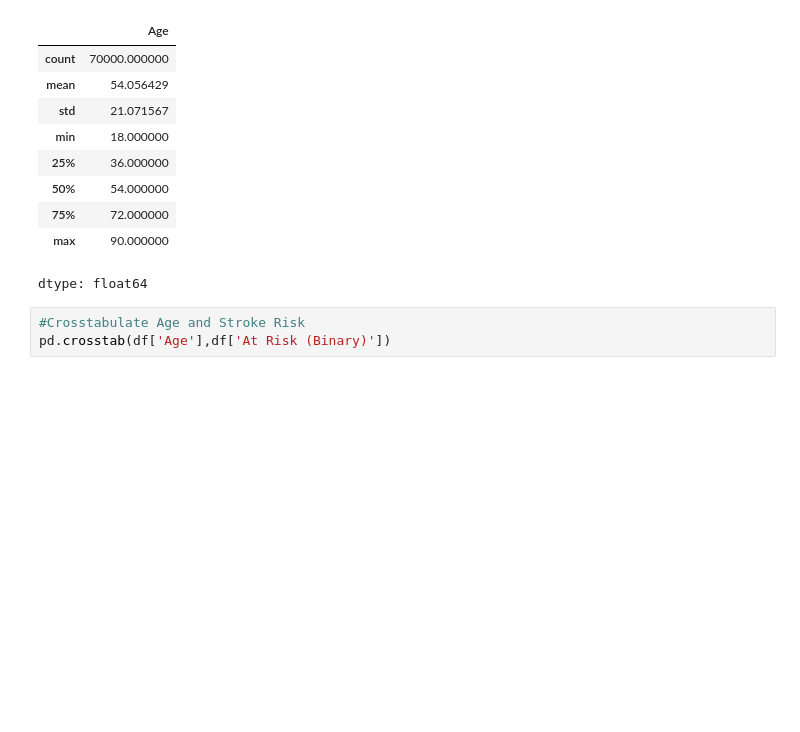
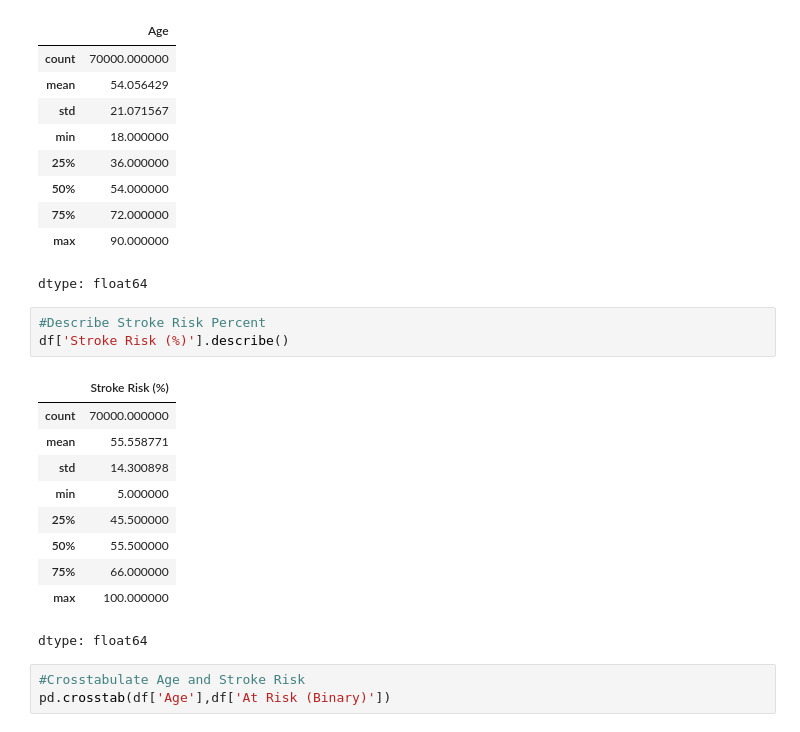
Before and after one commit to hannahabele/Assignment-1, a Jupyter notebook: DS_3001_Final_Project.ipynb, the cells around one changed output. Drawn from its saved outputs; the diff is of its cells as text; blank space fills up the shorter version.

```diff
--- a/DS_3001_Final_Project.ipynb
+++ b/DS_3001_Final_Project.ipynb
@@ -318,6 +318,20 @@ df['Age'].describe()
 | 75% | 72.000000 |
 | max | 90.000000 |
 dtype: float64
+# %%
+#Describe Stroke Risk Percent
+df['Stroke Risk (%)'].describe()
+# %% [output]
+|  | Stroke Risk (%) |
+| count | 70000.000000 |
+| mean | 55.558771 |
+| std | 14.300898 |
+| min | 5.000000 |
+| 25% | 45.500000 |
+| 50% | 55.500000 |
+| 75% | 66.000000 |
+| max | 100.000000 |
+dtype: float64
 # %%
 #Crosstabulate Age and Stroke Risk
 pd.crosstab(df['Age'],df['At Risk (Binary)'])
```
Also changed, not shown: parts of 2 cells of this notebook.
